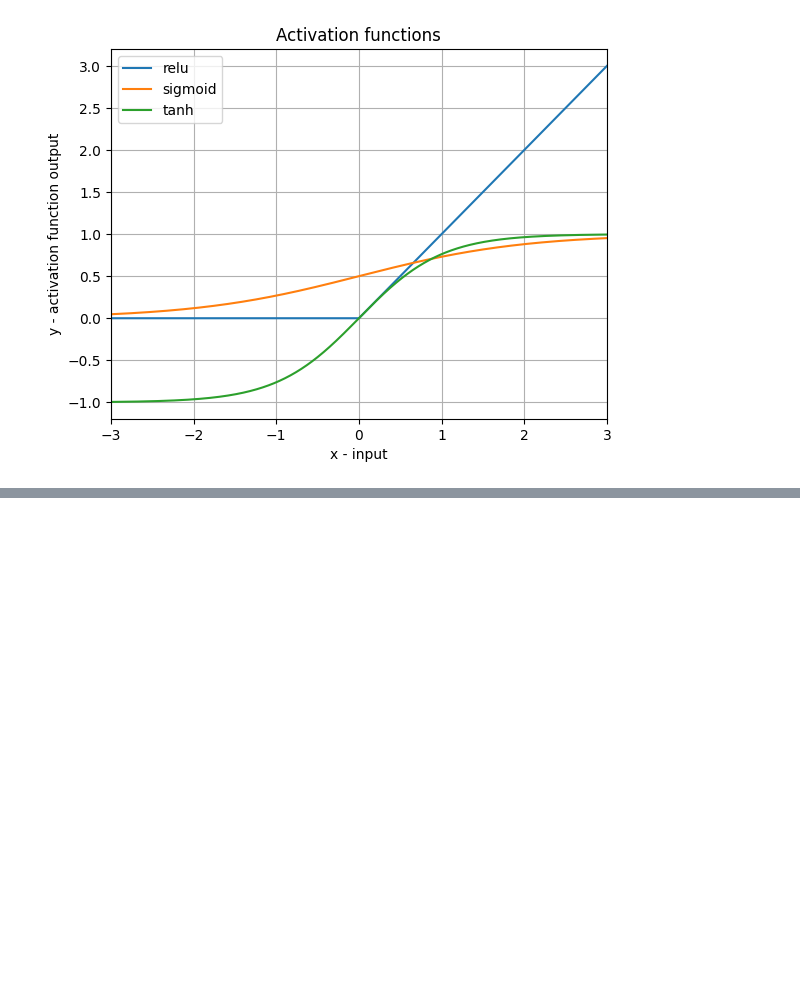
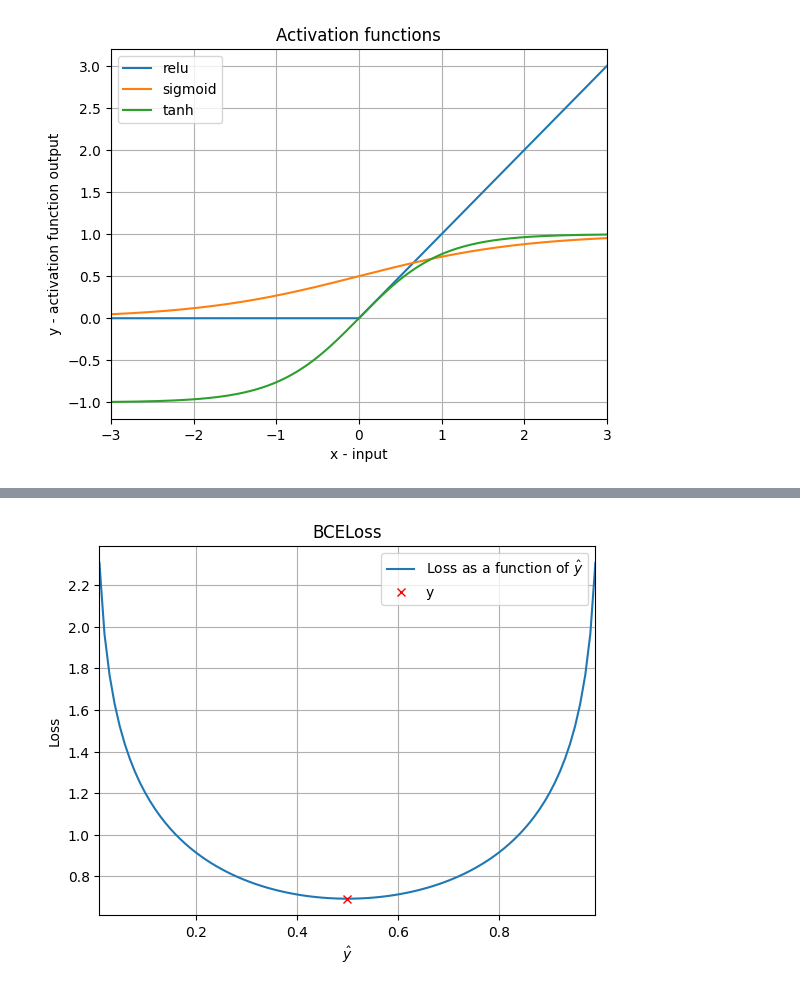
Before and after one commit to szalai-istvan/ai, a Jupyter notebook: deep-understanding-of-deep-learning/06-metaparameters/06-metaparameters.ipynb, the cells around one changed output, grey strips where cells are left out. Cells and saved outputs as stored; diff of their text form; code cells hidden in the pictures; blank space fills up the shorter version.

```diff
--- a/deep-understanding-of-deep-learning/06-metaparameters/06-metaparameters.ipynb
+++ b/deep-understanding-of-deep-learning/06-metaparameters/06-metaparameters.ipynb
@@ -515,0 +551,4 @@ plt.show()
+# %%
+plotLoss('BCELoss', y=0.5, yHatLims=[0.01, 0.99])
+# %% [output]
+[figure, added]
```
Also changed, not shown: parts of 13 cells of this notebook.
